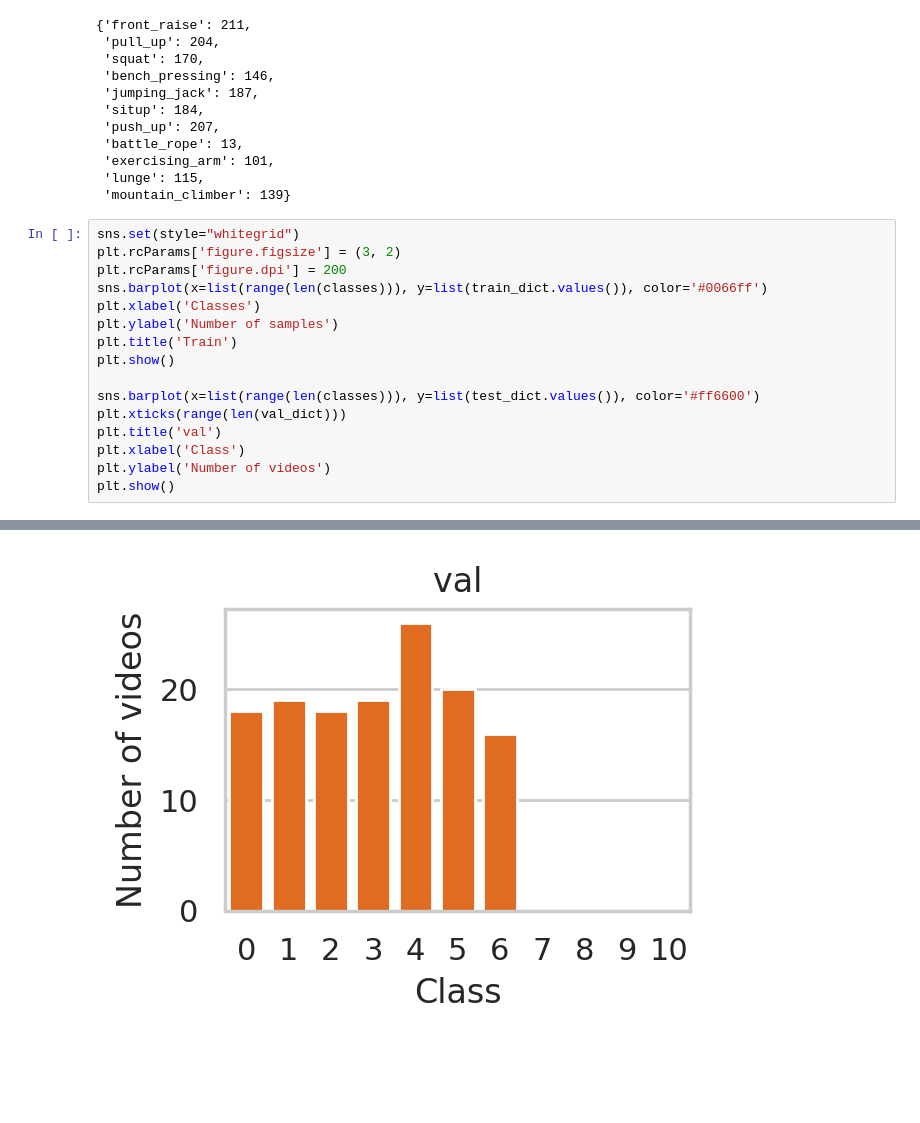
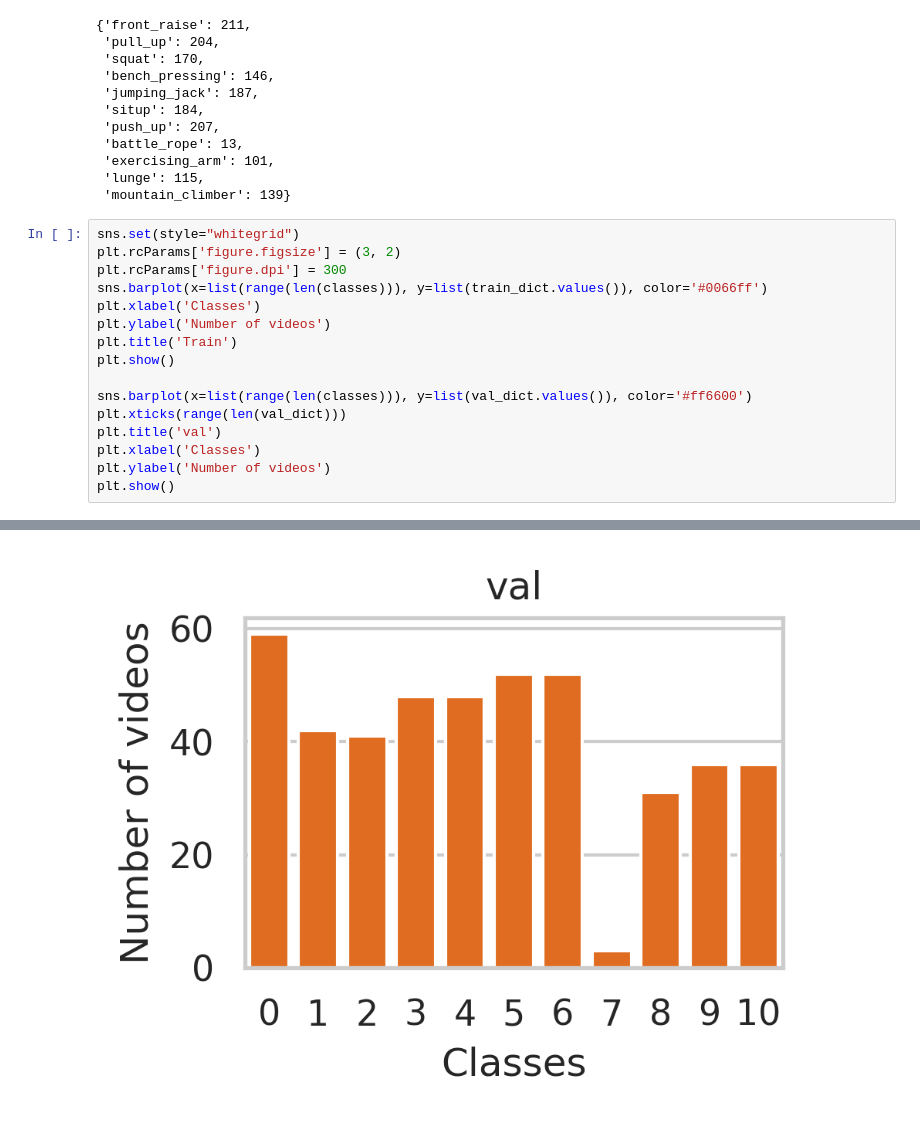
Before and after one commit to iucario/WorkoutDetector, a Jupyter notebook: WorkoutDetector/dataset.ipynb, the cells around one changed output, grey strips where cells are left out. Saved outputs shown, nothing was run; the diff lists cells and outputs as text; blank space fills up the shorter version.

```diff
--- a/WorkoutDetector/dataset.ipynb
+++ b/WorkoutDetector/dataset.ipynb
@@ -52,17 +52,17 @@ train_dict
 # %%
 sns.set(style="whitegrid")
 plt.rcParams['figure.figsize'] = (3, 2)
-plt.rcParams['figure.dpi'] = 200
+plt.rcParams['figure.dpi'] = 300
 sns.barplot(x=list(range(len(classes))), y=list(train_dict.values()), color='#0066ff')
 plt.xlabel('Classes')
-plt.ylabel('Number of samples')
+plt.ylabel('Number of videos')
 plt.title('Train')
 plt.show()
 
-sns.barplot(x=list(range(len(classes))), y=list(test_dict.values()), color='#ff6600')
+sns.barplot(x=list(range(len(classes))), y=list(val_dict.values()), color='#ff6600')
 plt.xticks(range(len(val_dict)))
 plt.title('val')
-plt.xlabel('Class')
+plt.xlabel('Classes')
 plt.ylabel('Number of videos')
 plt.show()
 # %% [output]
@@ -70 +70 @@ plt.show()
-[figure, old version]
+[figure, new version]
```
Also changed, not shown: parts of 1 cell of this notebook, 23 other files.
